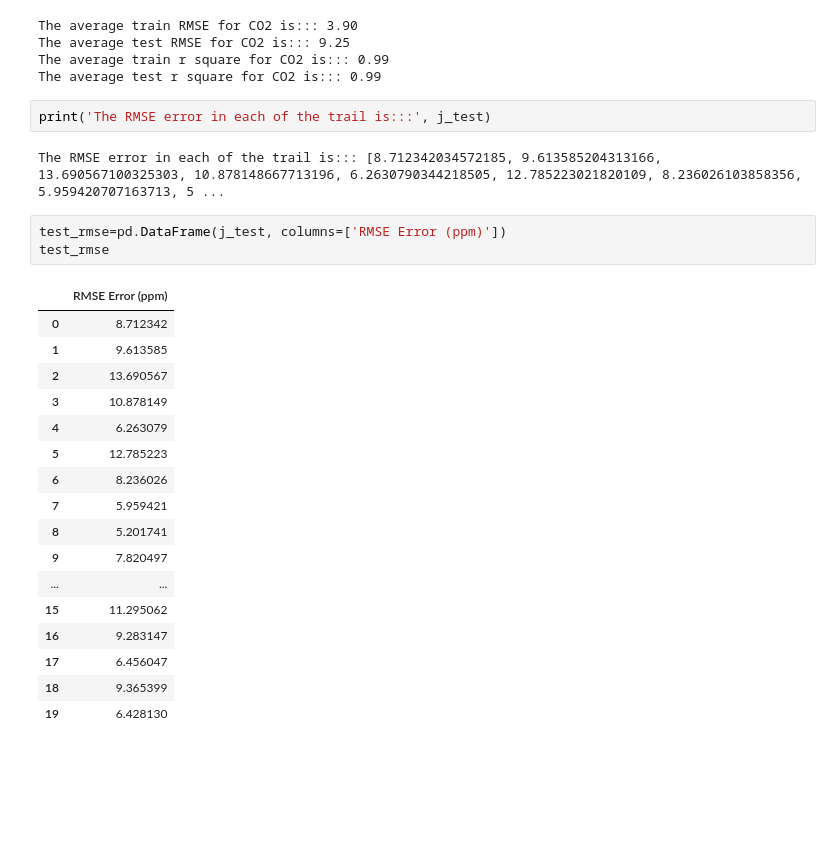
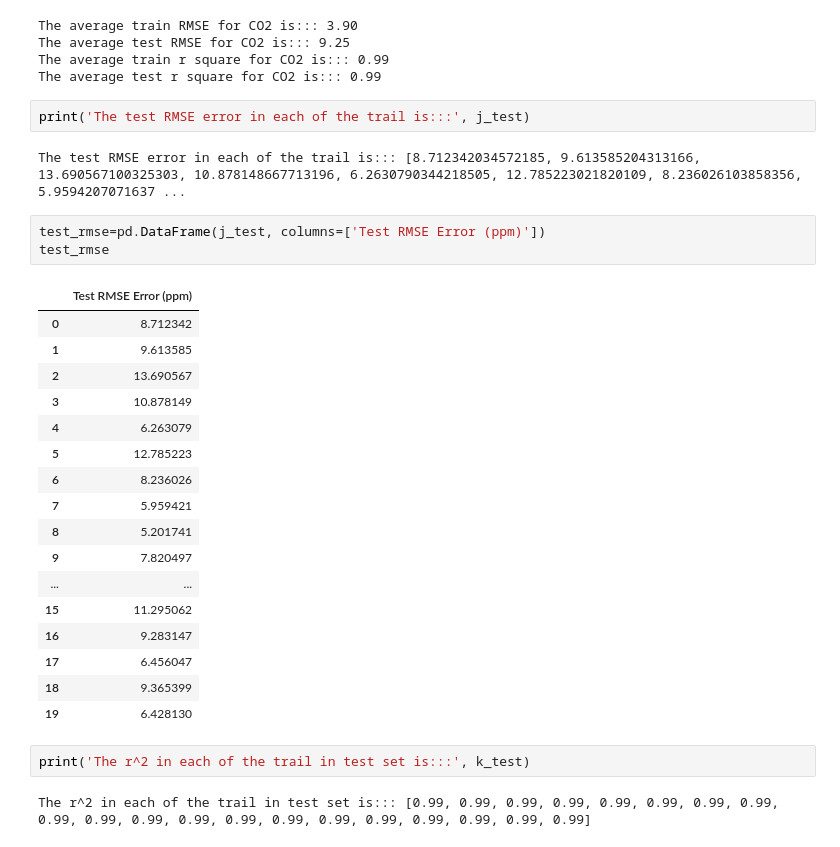
Before and after one commit to mi3nts/Compare_PSD, a Jupyter notebook: CO2/CO2_PB.ipynb, the cells around one changed output. Saved outputs shown, nothing was run; the diff lists cells and outputs as text; blank space fills up the shorter version.

```diff
--- a/CO2/CO2_PB.ipynb
+++ b/CO2/CO2_PB.ipynb
@@ -318,14 +318,14 @@ The average test RMSE for CO2 is::: 9.25
 The average train r square for CO2 is::: 0.99
 The average test r square for CO2 is::: 0.99
 # %%
-print('The RMSE error in each of the trail is:::', j_test)
+print('The test RMSE error in each of the trail is:::', j_test)
 # %% [output]
-The RMSE error in each of the trail is::: [8.712342034572185, 9.613585204313166, 13.690567100325303, 10.878148667713196, 6.2630790344218505, 12.785223021820109, 8.236026103858356, 5.959420707163713, 5 ...
+The test RMSE error in each of the trail is::: [8.712342034572185, 9.613585204313166, 13.690567100325303, 10.878148667713196, 6.2630790344218505, 12.785223021820109, 8.236026103858356, 5.9594207071637 ...
 # %%
-test_rmse=pd.DataFrame(j_test, columns=['RMSE Error (ppm)'])
+test_rmse=pd.DataFrame(j_test, columns=['Test RMSE Error (ppm)'])
 test_rmse
 # %% [output]
-|  | RMSE Error (ppm) |
+|  | Test RMSE Error (ppm) |
 | 0 | 8.712342 |
 | 1 | 9.613585 |
 | 2 | 13.690567 |
@@ -342,3 +342,7 @@ test_rmse
 | 17 | 6.456047 |
 | 18 | 9.365399 |
 | 19 | 6.428130 |
+# %%
+print('The r^2 in each of the trail in test set is:::', k_test)
+# %% [output]
+The r^2 in each of the trail in test set is::: [0.99, 0.99, 0.99, 0.99, 0.99, 0.99, 0.99, 0.99, 0.99, 0.99, 0.99, 0.99, 0.99, 0.99, 0.99, 0.99, 0.99, 0.99, 0.99, 0.99]
```
Also changed, not shown: parts of 1 cell of this notebook.
